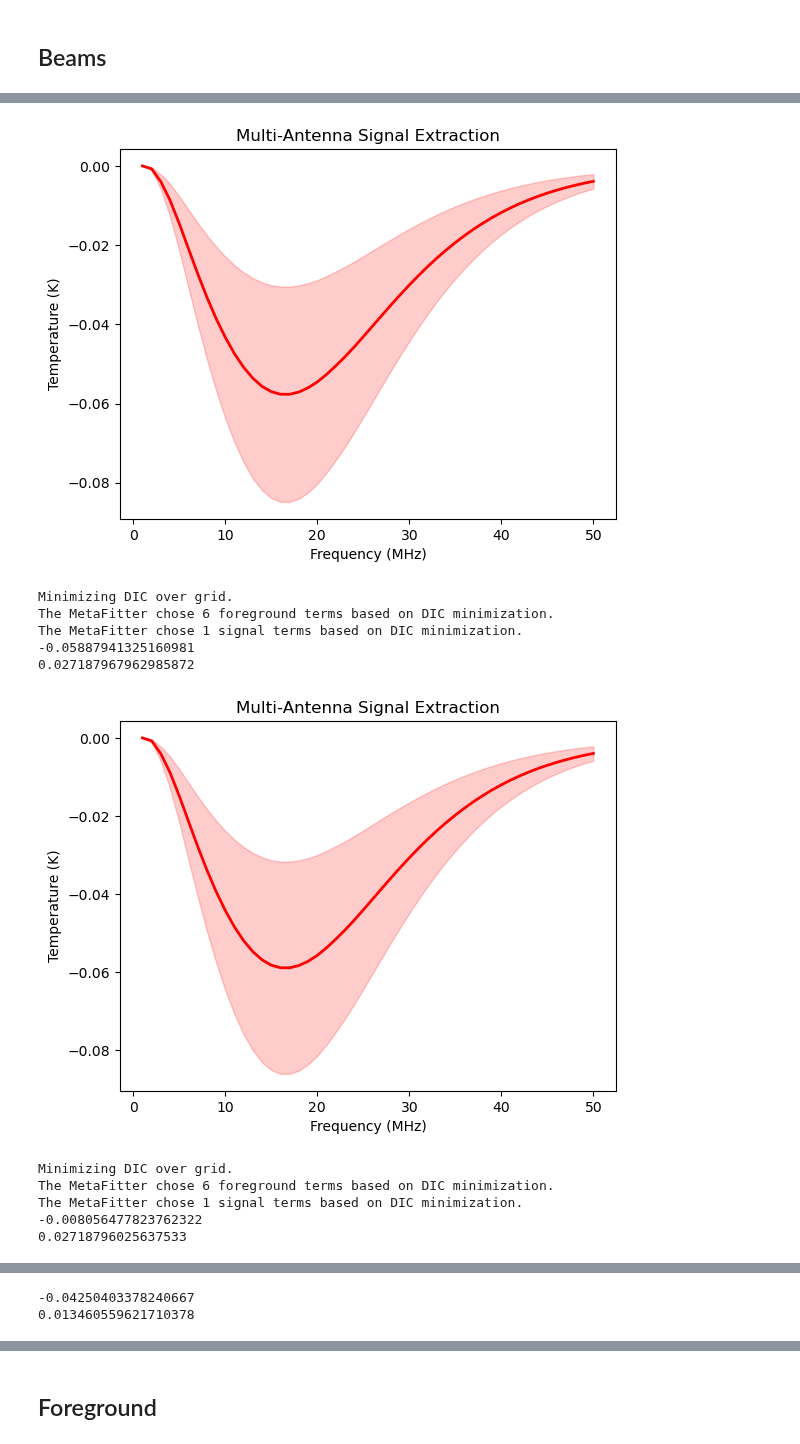
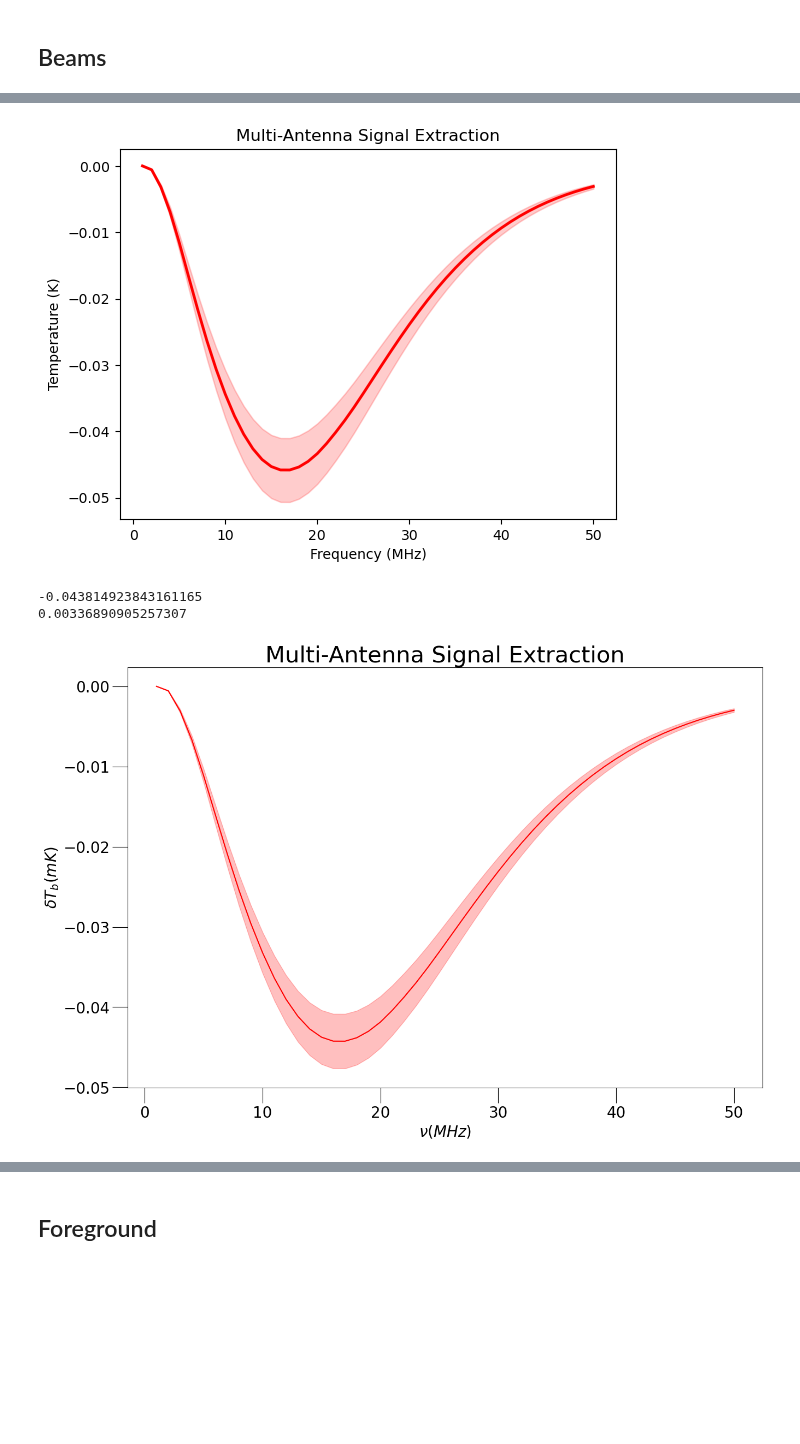
Before and after one commit to daba9359/LuCEE-Night_Simulation, a Jupyter notebook: Beam_weighted_foreground/Beam_Weighted_Foreground_Edited.ipynb, the cells around one changed output, grey strips where cells are left out. Drawn from its saved outputs; the diff is of its cells as text; code cells hidden in the pictures; blank space fills up the shorter version.

```diff
--- a/Beam_weighted_foreground/Beam_Weighted_Foreground_Edited.ipynb
+++ b/Beam_weighted_foreground/Beam_Weighted_Foreground_Edited.ipynb
@@ -103,5 +103,5 @@ foreground_array_minCMB[np.where(foreground_array_minCMB<0.0)] = 0
 sigT = lambda T_b, dnu, dt: T_b/(np.sqrt(dnu*dt))
 # Noise parameters
 dnu = 1e6
-dt = 1000*3600 # first number is the number of hours of integration time
+dt = 10000*3600 # first number is the number of hours of integration time
 # %% [output]
@@ -1220,6 +1195,6 @@ rms std is 4.284100362998134
 # %%
 # for multi antenna
-number_of_antennae = 4
+number_of_antennae = 2
 multi_antenna = multi_antenna_signal_extraction(signal_training_set_lambdaCDM,number_of_antennae,signal_extraction_return,dnu,dt,beam_file,\
                                 foreground_array,time_array,omR0,omM0,omK0,omL0,omB0,"DIC")
 # %% [output]
@@ -1237,12 +1212,4 @@ The MetaFitter chose 1 signal terms based on DIC minimization.
-[figure, old version]
+[figure, new version]
-Minimizing DIC over grid.
-The MetaFitter chose 6 foreground terms based on DIC minimization.
-The MetaFitter chose 1 signal terms based on DIC minimization.
--0.05887941325160981
-0.027187967962985872
+-0.043814923843161165
+0.00336890905257307
-[figure, old version]
+[figure, new version]
-Minimizing DIC over grid.
-The MetaFitter chose 6 foreground terms based on DIC minimization.
-The MetaFitter chose 1 signal terms based on DIC minimization.
--0.008056477823762322
-0.02718796025637533
@@ -1250,2 +1215,0 @@ The MetaFitter chose 1 signal terms based on DIC minimization.
--0.04250403378240667
-0.013460559621710378
```
Also changed, not shown: parts of 16 cells of this notebook, 1 other file.
